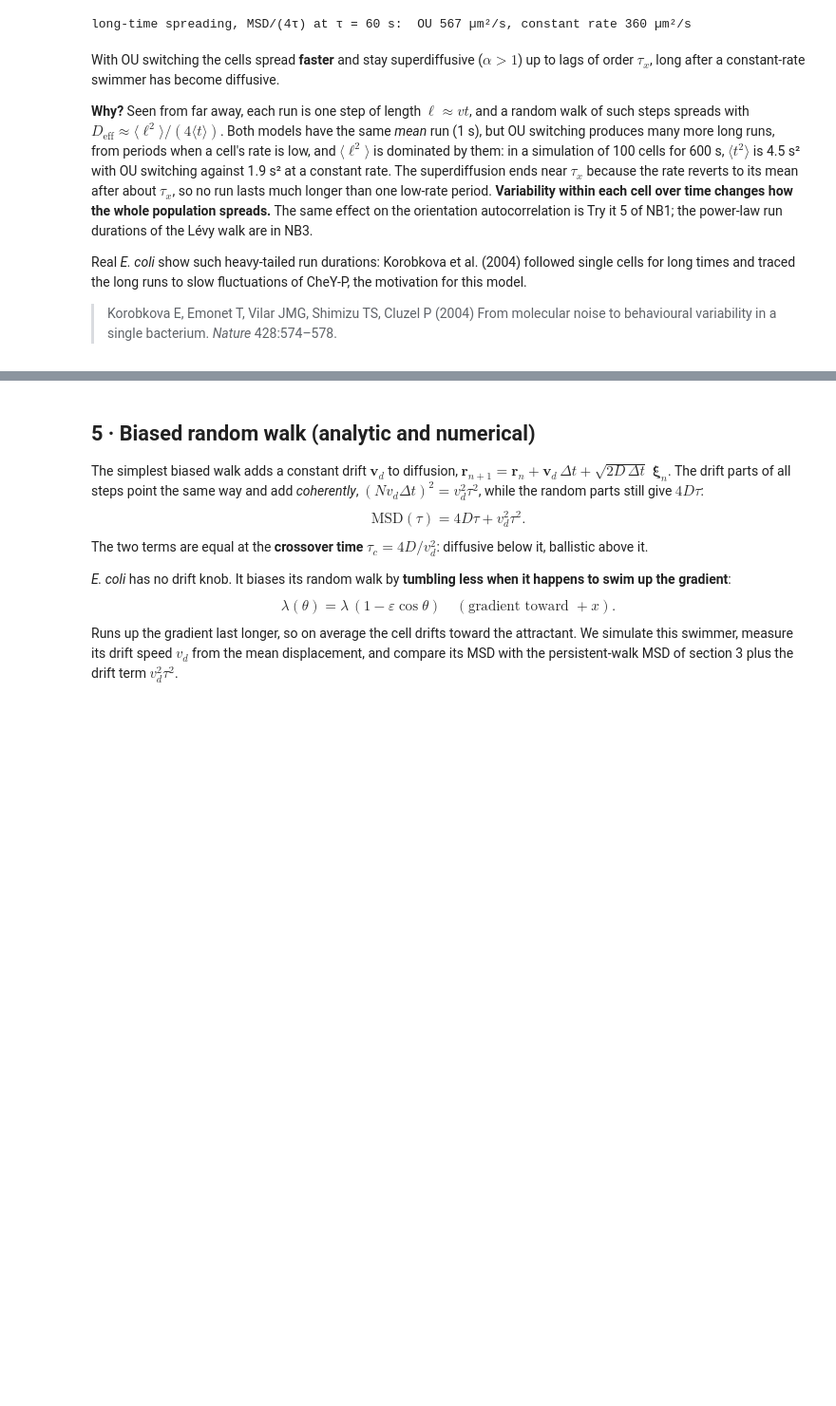
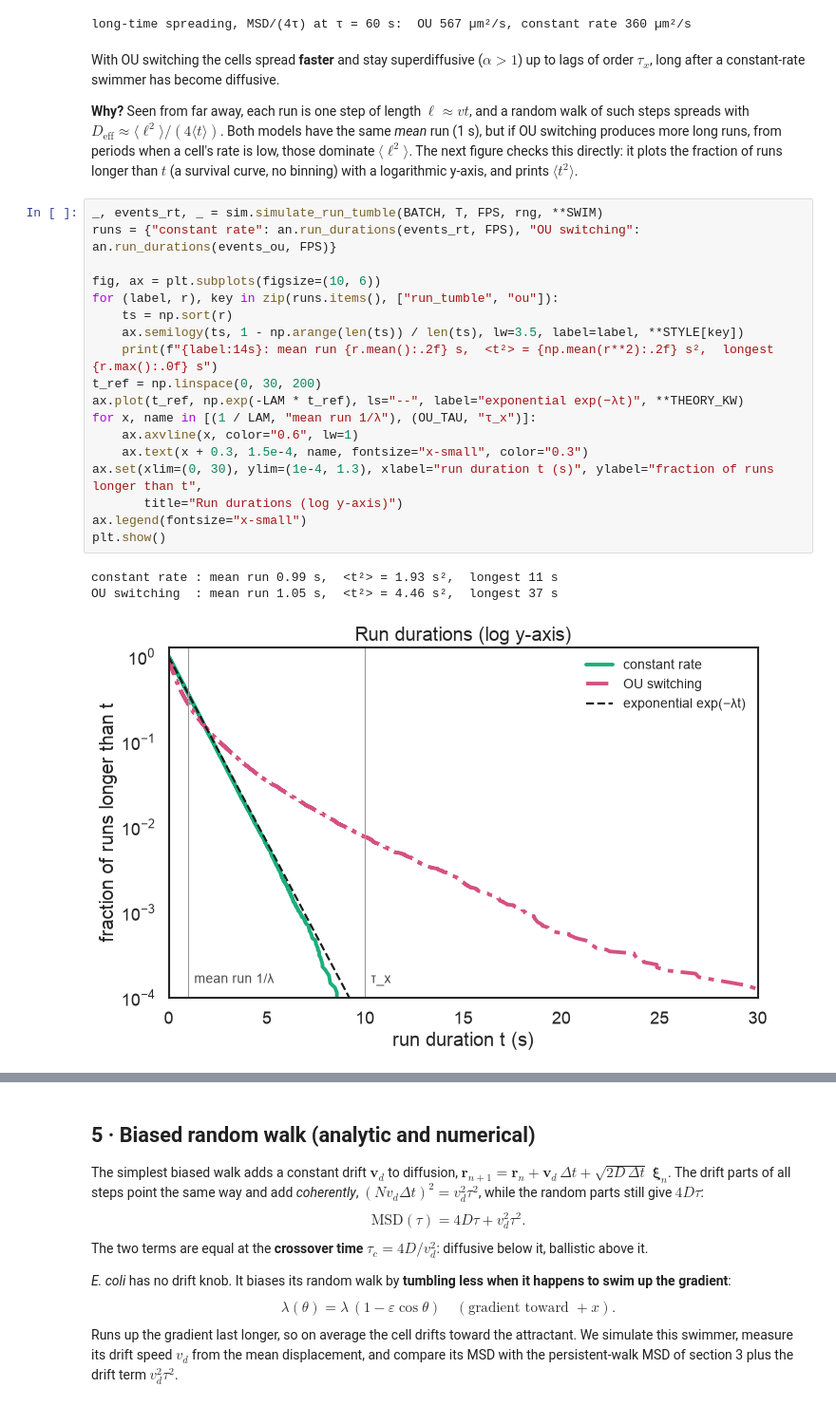
Before and after one commit to emonetlab/random_walk, a Jupyter notebook: notebooks/NB2_msd.ipynb, the cells around one changed output, grey strips where cells are left out. Shown at 95% size. Saved outputs shown, nothing was run; the diff lists cells and outputs as text; blank space fills up the shorter version.

```diff
--- a/notebooks/NB2_msd.ipynb
+++ b/notebooks/NB2_msd.ipynb
@@ -177,8 +177,26 @@ long-time spreading, MSD/(4τ) at τ = 60 s:  OU 567 µm²/s, constant rate 360
 # %% [markdown]
 With OU switching the cells spread **faster** and stay superdiffusive ($\alpha>1$) up to lags of order $\tau_x$, long after a constant-rate swimmer has become diffusive.
 
-**Why?** Seen from far away, each run is one step of length $\ell\approx vt$, and a random walk of such steps spreads with $D_\text{eff}\approx\langle\ell^2\rangle/(4\langle t\rangle)$. Both models have the same *mean* run (1 s), but OU switching produces many more long runs, from periods when a cell's rate is low, and $\langle\ell^2\rangle$ is dominated by them: in a simulation of 100 cells for 600 s, $\langle t^2\rangle$ is 4.5 s² with OU switching against 1.9 s² at a constant rate. The superdiffusion ends near $\tau_x$ because the rate reverts to its mean after about $\tau_x$, so no run lasts much longer than one low-rate period. **Variability within each cell over time changes how the whole population spreads.** The same effect on the orientation autocorrelation is Try it 5 of NB1; the power-law run durations of the Lévy walk are in NB3.
-
-Real *E. coli* show such heavy-tailed run durations: Korobkova et al. (2004) followed single cells for long times and traced the long runs to slow fluctuations of CheY-P, the motivation for this model.
-
-> Korobkova E, Emonet T, Vilar JMG, Shimizu TS, Cluzel P (2004) From molecular noise to behavioural variability in a single bacterium. *Nature* 428:574–578.
+**Why?** Seen from far away, each run is one step of length $\ell\approx vt$, and a random walk of such steps spreads with $D_\text{eff}\approx\langle\ell^2\rangle/(4\langle t\rangle)$. Both models have the same *mean* run (1 s), but if OU switching produces more long runs, from periods when a cell's rate is low, those dominate $\langle\ell^2\rangle$. The next figure checks this directly: it plots the fraction of runs longer than $t$ (a survival curve, no binning) with a logarithmic y-axis, and prints $\langle t^2\rangle$.
+# %%
+_, events_rt, _ = sim.simulate_run_tumble(BATCH, T, FPS, rng, **SWIM)
+runs = {"constant rate": an.run_durations(events_rt, FPS), "OU switching": an.run_durations(events_ou, FPS)}
+
+fig, ax = plt.subplots(figsize=(10, 6))
+for (label, r), key in zip(runs.items(), ["run_tumble", "ou"]):
+    ts = np.sort(r)
+    ax.semilogy(ts, 1 - np.arange(len(ts)) / len(ts), lw=3.5, label=label, **STYLE[key])
+    print(f"{label:14s}: mean run {r.mean():.2f} s,  <t²> = {np.mean(r**2):.2f} s²,  longest {r.max():.0f} s")
+t_ref = np.linspace(0, 30, 200)
+ax.plot(t_ref, np.exp(-LAM * t_ref), ls="--", label="exponential exp(−λt)", **THEORY_KW)
+for x, name in [(1 / LAM, "mean run 1/λ"), (OU_TAU, "τ_x")]:
+    ax.axvline(x, color="0.6", lw=1)
+    ax.text(x + 0.3, 1.5e-4, name, fontsize="x-small", color="0.3")
+ax.set(xlim=(0, 30), ylim=(1e-4, 1.3), xlabel="run duration t (s)", ylabel="fraction of runs longer than t",
+       title="Run durations (log y-axis)")
+ax.legend(fontsize="x-small")
+plt.show()
+# %% [output]
+constant rate : mean run 0.99 s,  <t²> = 1.93 s²,  longest 11 s
+OU switching  : mean run 1.05 s,  <t²> = 4.46 s²,  longest 37 s
+[figure, added]
```
Also changed, not shown: parts of 3 cells of this notebook.
